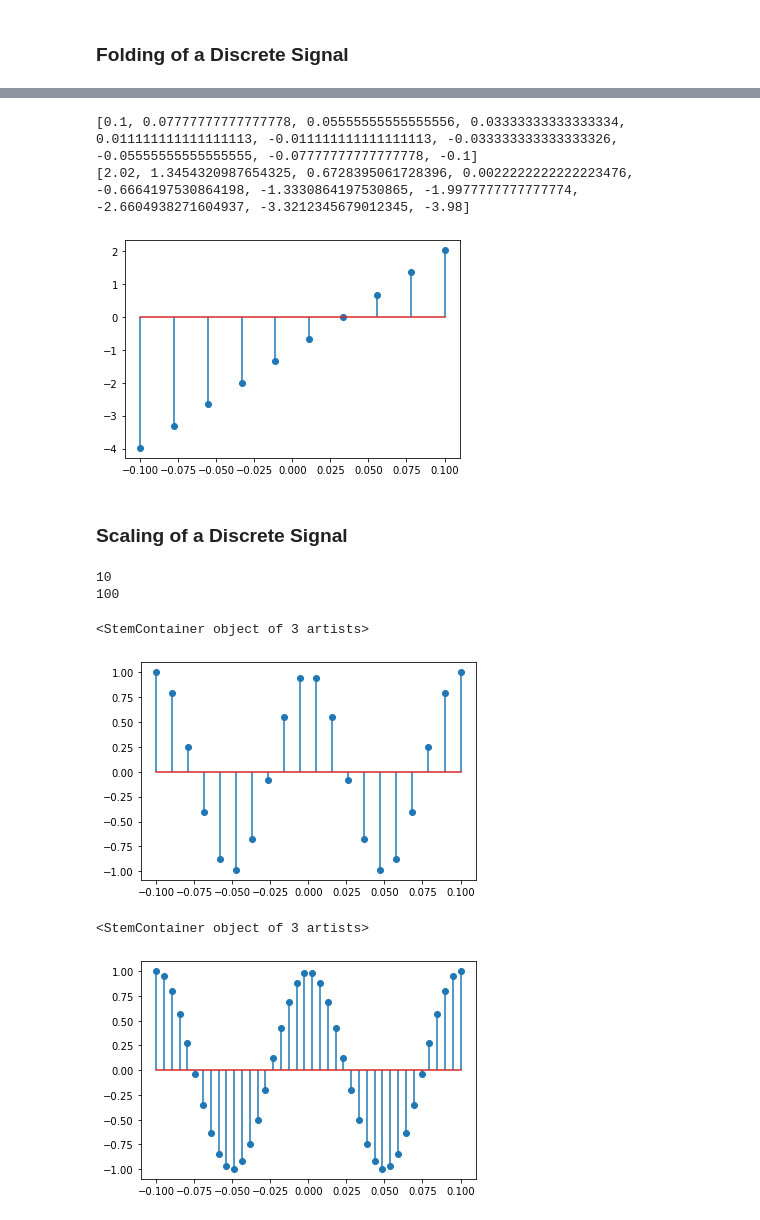
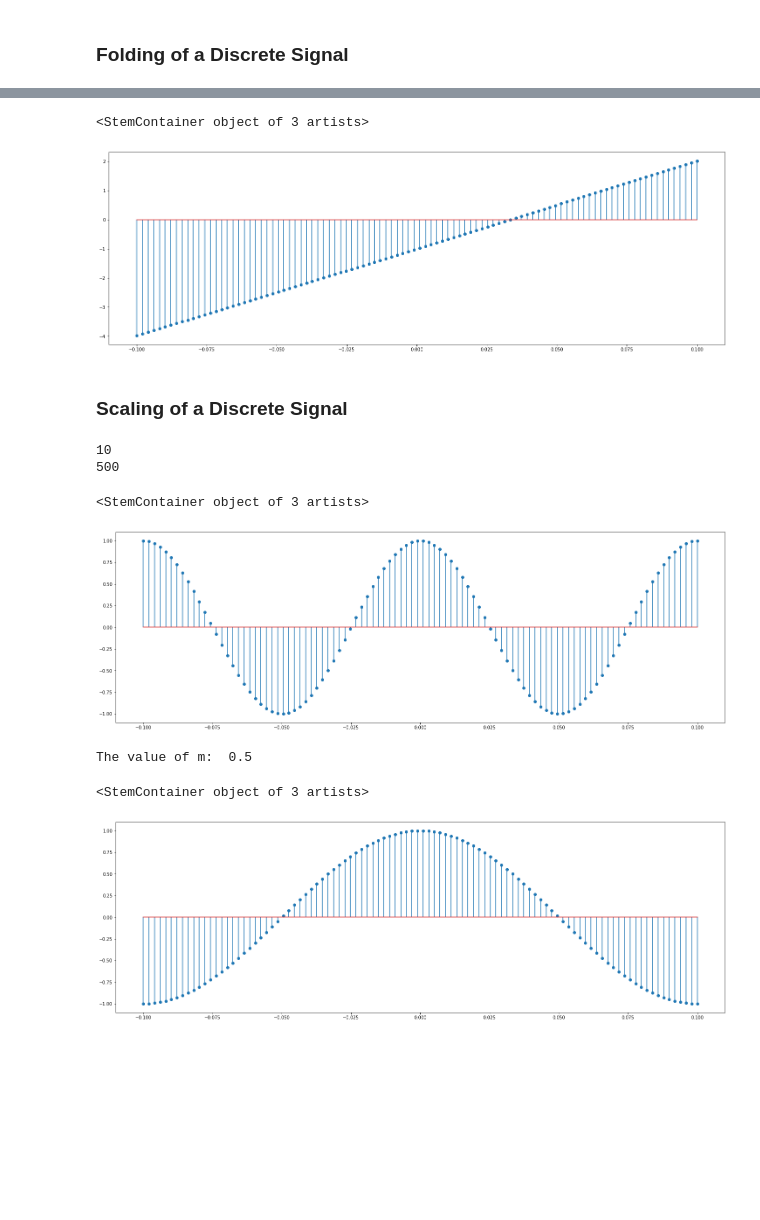
Before and after one commit to s-m-nahid-hasan-ruet-ece/Competitive-Programming, a Jupyter notebook: LabTask/DSP_DTS.ipynb, the cells around one changed output, grey strips where cells are left out. Cells and saved outputs as stored; diff of their text form; code cells hidden in the pictures; blank space fills up the shorter version.

```diff
--- a/LabTask/DSP_DTS.ipynb
+++ b/LabTask/DSP_DTS.ipynb
@@ -28,12 +28,12 @@ print(fs)
 Ts = float(fs)/float(f)
 n = int(Ts)
 
-t = np.linspace(0,float(1/float(f)),1000)
-ts = np.linspace(0,float(1/float(f)),n)
-tf = np.linspace(-1*float(1/float(f)),float(1/float(f)),n)
+ts = np.linspace(0,float(2/float(f)),2*n)
+tf = np.linspace(-1*float(1/float(f)),float(1/float(f)),2*n)
 
 x = np.cos(2.0*np.pi*float(f)*ts)
 
+plt.figure(figsize=(25, 8))
 plt.stem(ts,x)
 # %% [output]
 10
@@ -77,16 +71,12 @@ plt.stem(tf,z)
 # %%
 n = [ -1*x for x in tf]
-z  = [2*x*x- 30*x - 1 for x in n]
+z  = [2*x*x- 30*x- 1 for x in n]
 
-print(tf)
-
+plt.figure(figsize=(25, 8))
 plt.stem(tf,z)
-
-print(z)
 # %% [output]
-[0.1, 0.07777777777777778, 0.05555555555555556, 0.03333333333333334, 0.011111111111111113, -0.011111111111111113, -0.033333333333333326, -0.05555555555555555, -0.07777777777777778, -0.1]
-[2.02, 1.3454320987654325, 0.6728395061728396, 0.0022222222222223476, -0.6664197530864198, -1.3330864197530865, -1.9977777777777774, -2.6604938271604937, -3.3212345679012345, -3.98]
+<StemContainer object of 3 artists>
-[figure, old version]
+[figure, new version]
 # %% [markdown]
 ### **Scaling of a Discrete Signal**
 # %%
@@ -99,28 +89,30 @@ print(fs)
 Ts = float(fs)/float(f)
 n = int(Ts)
 
-t = np.linspace(0,float(1/float(f)),1000)
 ts = np.linspace(-1*float(1/float(f)),float(1/float(f)),2*n)
 
 x = np.cos(2.0*np.pi*float(f)*ts)
 
+plt.figure(figsize=(25, 8))
 plt.stem(ts,x)
 # %% [output]
 10
-100
+500
 <StemContainer object of 3 artists>
-[figure, old version]
+[figure, new version]
 # %%
 m = input("Enter the scaling multiplier: ")
+print("The value of m: ",m);
 
 M = 2*n/float(m)
 N = int(M)
 
-tf = np.linspace(-1*float(1/float(f)),float(1/float(f)),N)
-y = np.cos(2.0*np.pi*float(f)*tf)
+tf = np.linspace(-1*float(1/float(f)),float(1/float(f)),2*n)
+y = np.cos(2.0*np.pi*float(f)*tf*float(m))
 
-
+plt.figure(figsize=(25, 8))
 plt.stem(tf,y)
 # %% [output]
-<StemContainer object of 3 artists>
+The value of m:  0.5
+<StemContainer object of 3 artists>
-[figure, old version]
+[figure, new version]
```
Also changed, not shown: parts of 3 cells of this notebook.
